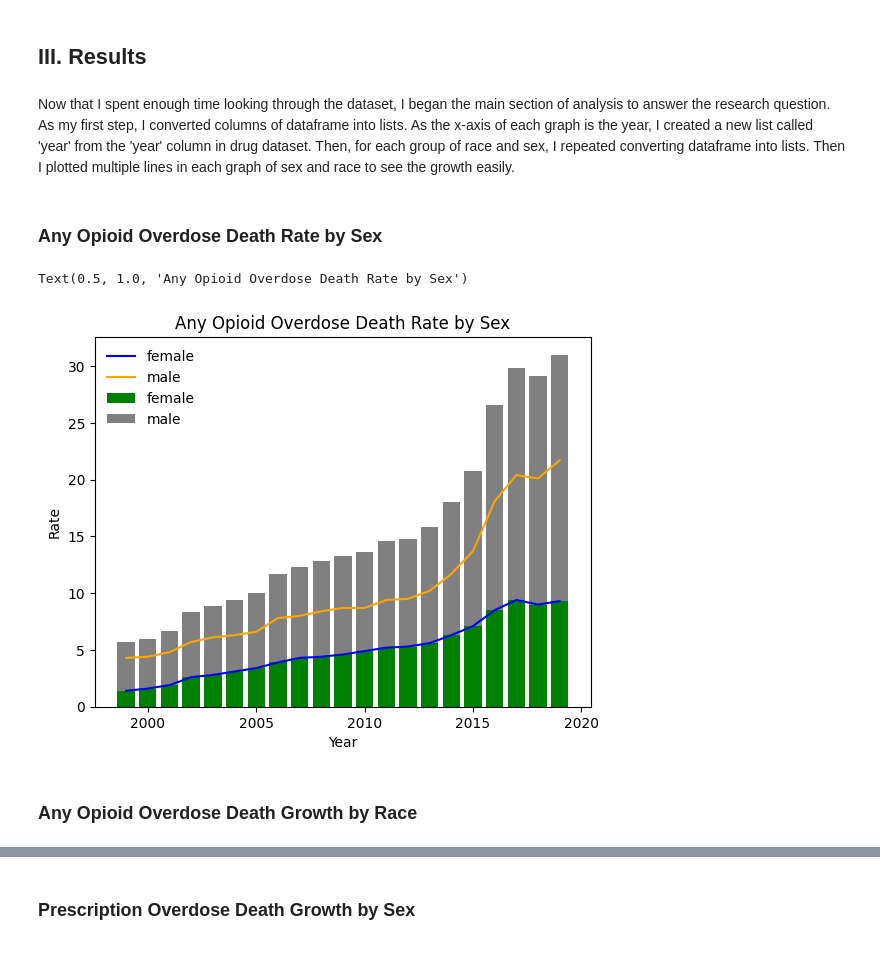
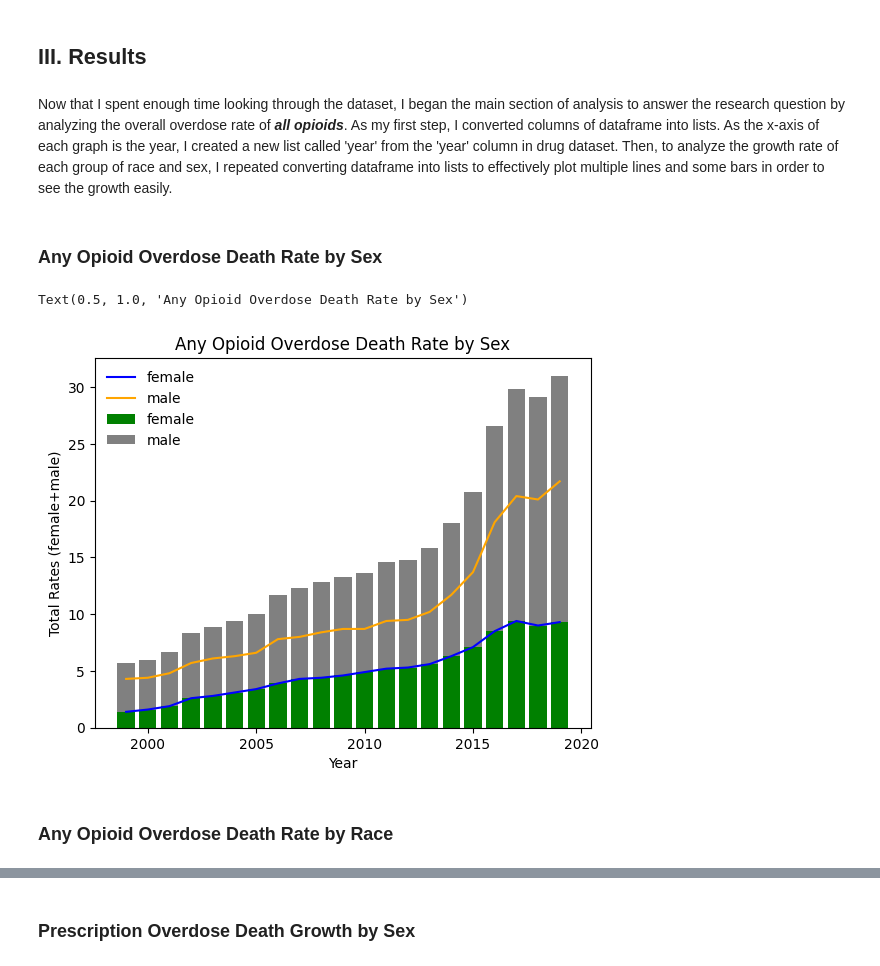
Before and after one commit to mrhee99/opioid, a Jupyter notebook: opioid.ipynb, the cells around one changed output, grey strips where cells are left out. Saved outputs shown, nothing was run; the diff lists cells and outputs as text; code cells hidden in the pictures.

```diff
--- a/opioid.ipynb
+++ b/opioid.ipynb
@@ -148,28 +148,27 @@ Text(0.5, 1.0, 'Number of Overdose Deaths: Cocaine')
 # %% [markdown]
 ## III. Results
 # %% [markdown]
-Now that I spent enough time looking through the dataset, I began the main section of analysis to answer the research question. As my first step, I converted columns of dataframe into lists. As the x-axis of each graph is the year, I created a new list called 'year' from the 'year' column in drug dataset. Then, for each group of race and sex, I repeated converting dataframe into lists. Then I plotted multiple lines in each graph of sex and race to see the growth easily.
+Now that I spent enough time looking through the dataset, I began the main section of analysis to answer the research question by analyzing the overall overdose rate of ***all opioids***. As my first step, I converted columns of dataframe into lists. As the x-axis of each graph is the year, I created a new list called 'year' from the 'year' column in drug dataset. Then, to analyze the growth rate of each group of race and sex, I repeated converting dataframe into lists to effectively plot multiple lines and some bars in order to see the growth easily.
 # %% [markdown]
 ### Any Opioid Overdose Death Rate by Sex
 # %%
 #convert the Rate.Opioid.Any.Sex.Female and Rate.Opioid.Any.Sex.Male columns to lists
 year=drug['Year'].values.tolist()
 rate_any_female=drug['Rate.Opioid.Any.Sex.Female'].values.tolist()
 rate_any_male=drug['Rate.Opioid.Any.Sex.Male'].values.tolist()
-
 plt.bar(year, rate_any_female, color='green', label='female')
 plt.bar(year, rate_any_male, bottom=rate_any_female, color='grey',label='male')
 plt.plot(year, rate_any_female, label='female', color='blue')
 plt.plot(year, rate_any_male, label='male', color='orange')
 plt.legend(loc='upper left', frameon=False)
 plt.xlabel('Year')
-plt.ylabel('Rate')
+plt.ylabel('Total Rates (female+male)')
 plt.title('Any Opioid Overdose Death Rate by Sex')
 # %% [output]
 Text(0.5, 1.0, 'Any Opioid Overdose Death Rate by Sex')
-[figure, old version]
+[figure, new version]
 # %% [markdown]
-### Any Opioid Overdose Death Growth by Race
+### Any Opioid Overdose Death Rate by Race
 # %%
 #convert the Rate.Opioid.Any columns for races to lists
 rate_any_white=drug['Rate.Opioid.Any.Race.White'].values.tolist()
```
Also changed, not shown: parts of 37 cells of this notebook.
